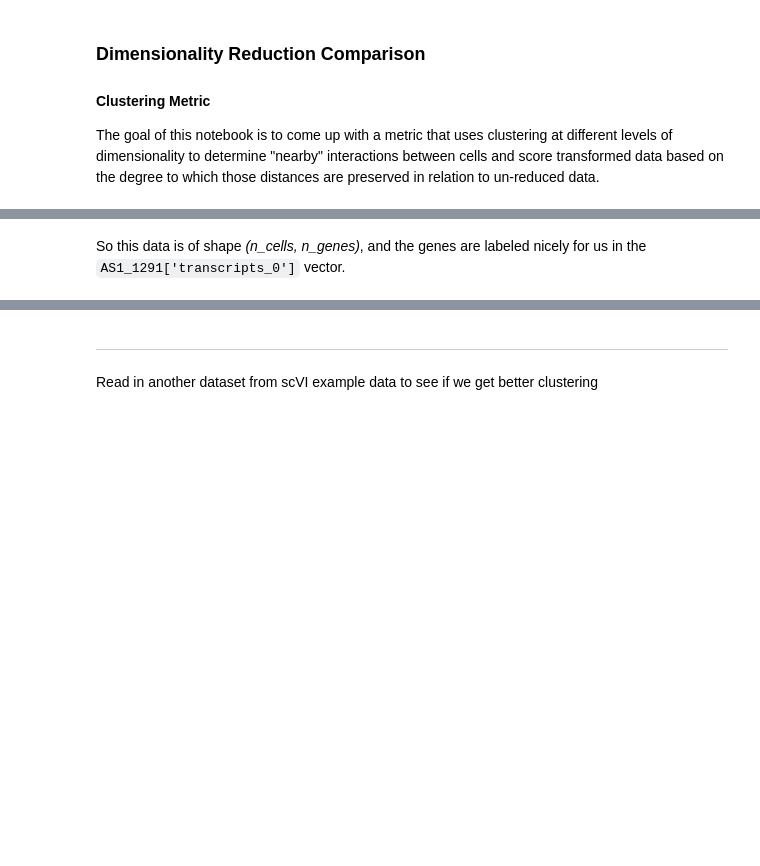
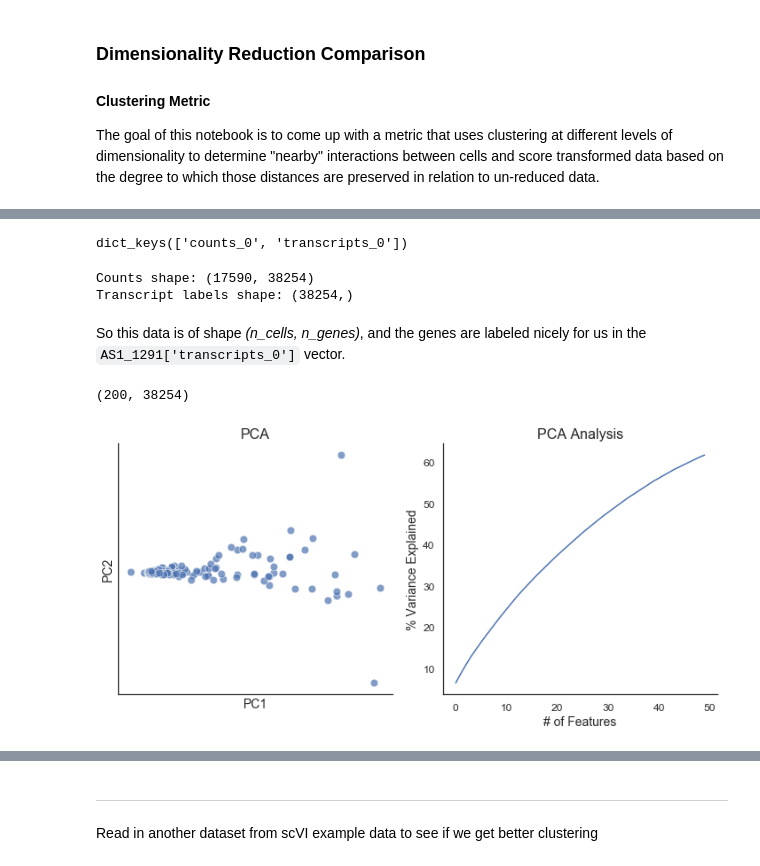
Before and after one commit to codyheiser/furry-couscous, a Jupyter notebook: clustering.ipynb, the cells around one changed output, grey strips where cells are left out. Cells and saved outputs as stored; diff of their text form; code cells hidden in the pictures; blank space fills up the shorter version.

```diff
--- a/clustering.ipynb
+++ b/clustering.ipynb
@@ -31,4 +27,4 @@ import seaborn as sns; sns.set(style = 'white')
 %matplotlib inline
 # %%
 # read in an example dataset from Bob
-AS1_1291 = fcc_utils.read_hdf5('inputs/Adj-Norm-1291-AS1.h5')
+%time AS1_1291 = fcc_utils.read_hdf5('inputs/Adj-Norm-1291-AS1.h5')
@@ -35,11 +34,18 @@ AS1_1291 = fcc_utils.read_hdf5('inputs/Adj-Norm-1291-AS1.h5')
 # %%
 AS1_1291.keys()
+# %% [output]
+dict_keys(['counts_0', 'transcripts_0'])
 # %%
 print('Counts shape: {}\nTranscript labels shape: {}\n'.format(AS1_1291['counts_0'].shape, AS1_1291['transcripts_0'].shape))
+# %% [output]
+Counts shape: (17590, 38254)
+Transcript labels shape: (38254,)
 # %% [markdown]
 So this data is of shape *(n_cells, n_genes)*, and the genes are labeled nicely for us in the `AS1_1291['transcripts_0']` vector.
 # %%
 # let's take a subset of this data so it isn't too computationally expensive
-AS1_1291_1 = AS1_1291['counts_0'][np.random.choice(AS1_1291['counts_0'].shape[0], size=500)]
+AS1_1291_1 = AS1_1291['counts_0'][np.random.choice(AS1_1291['counts_0'].shape[0], size=200)]
 
 AS1_1291_1.shape # confirm it's the right shape = (size, 32854)
+# %% [output]
+(200, 38254)
@@ -54,3 +52,8 @@ df.to_csv('inputs/AS1_1291_1.csv')
 # %%
 # normalize counts data using arcsinh transformation
 AS1_1291_1_norm = fcc_utils.arcsinh_norm(AS1_1291_1, norm=True, scale=1000)
+
+# perform PCA on subsampled data with 50 components
+AS1_1291_1_PCA = fcc_utils.fcc_PCA(x=AS1_1291_1_norm, n_comp=50)
+# %% [output]
+[figure, added]
```
Also changed, not shown: parts of 134 cells of this notebook, 2 other files.
